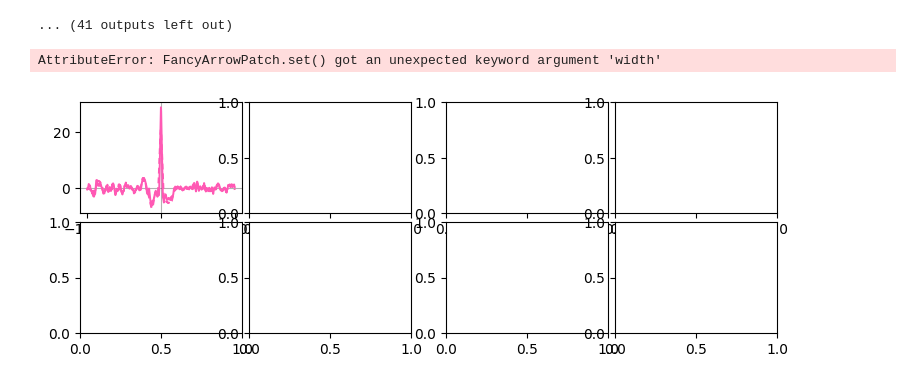
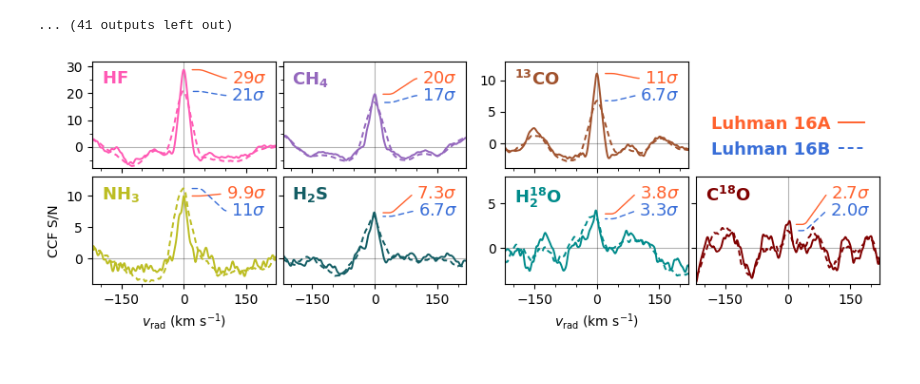
Before and after one commit to samderegt/retrieval_base, a Jupyter notebook: Luhman_16/figures/plot_K_band_CCF.ipynb, the cells around one changed output. Drawn from its saved outputs; the diff is of its cells as text; code cells hidden in the pictures.

Commit message:
Plot updates

```diff
--- a/Luhman_16/figures/plot_K_band_CCF.ipynb
+++ b/Luhman_16/figures/plot_K_band_CCF.ipynb
@@ -149,6 +149,7 @@ rv_A = A.ParamTable.get('rv')
 rv_B = B.ParamTable.get('rv')
 rv_A, rv_B = 0., 0.
 
+# xlim = (-1000,1000)
 xlim = (-220,220)
 xticks_minor = np.arange(-200,201,50)
 xticks = np.arange(-150,151,150)
@@ -163,6 +164,7 @@ species_to_plot = np.array([
     [('14N-1H3__CoYuTe', 'NH_3', 'C8'), ('1H2-32S__AYT2', 'H_2S', '#135D64')],
     [('13C-16O__HITEMP', '^{13}CO', 'sienna'), None],
     [('1H2-18O__HotWat78', 'H_2^{18}O', 'darkcyan'), ('12C-18O__HITEMP', 'C^{18}O', 'maroon')]
+    # [('1H2-18O__HotWat78', 'H_2^{18}O', 'darkcyan'), ('12C-16O2__HITEMP', 'CO_2', 'maroon')]
 ], dtype=object)
 
 fig = plt.figure(figsize=(9,3))
@@ -206,8 +208,9 @@ for i, species_row in enumerate(species_to_plot):
         # Print SNR in corner
         sigma_A = f'{CCF_SNR_A[rv==0].flatten()[0]:.1f}'
         sigma_B = f'{CCF_SNR_B[rv==0].flatten()[0]:.1f}'
-        if len(sigma_A)==4 and len(sigma_B)==4:
+        if len(sigma_A)==4:
             sigma_A = f'{CCF_SNR_A[rv==0].flatten()[0]:.0f}'
+        if len(sigma_B)==4:
             sigma_B = f'{CCF_SNR_B[rv==0].flatten()[0]:.0f}'
 
         sigma_A = r'${'+sigma_A+r'\sigma}$'
@@ -219,42 +222,41 @@ for i, species_row in enumerate(species_to_plot):
         #     sigma_B, xy=(0.95,0.76), xycoords='axes fraction', ha='right', va='top', color=color_B, fontsize=13
         #     )
         ax[i,j].annotate(
-            sigma_A, xy=(18,CCF_SNR_A[rv==0].flatten()[0]), xytext=(0.95,0.92),
+            sigma_A, xy=(14,CCF_SNR_A[rv==0].flatten()[0]), xytext=(0.95,0.92),
             textcoords='axes fraction', ha='right', va='top', color=color_A, fontsize=13,
             arrowprops=dict(
-                arrowstyle='->', connectionstyle='arc,angleA=0,angleB=0,armA=30,armB=30',
-                width=1, color=color_A
+                arrowstyle='-', lw=1, color=color_A,
+                connectionstyle='arc,angleA=180,angleB=0,armA=25,armB=12,rad=3',
                 )
             )
         ax[i,j].annotate(
-            sigma_B, xy=(18,CCF_SNR_B[rv==0].flatten()[0]), xytext=(0.95,0.76),
+            sigma_B, xy=(14,CCF_SNR_B[rv==0].flatten()[0]), xytext=(0.95,0.76),
             textcoords='axes fraction', ha='right', va='top', color=color_B, fontsize=13,
             arrowprops=dict(
-                arrowstyle='->', connectionstyle='arc,angleA=0,angleB=0,armA=30,armB=30',
-                width=1, color=color_B
+                arrowstyle='-', lw=1, color=color_B, ls=(0,(4,3)),
+                connectionstyle='arc,angleA=180,angleB=0,armA=25,armB=12,rad=3',
                 )
             )
 
         # Print molecule name in corner
         label_j = r'$\mathrm{\bf '+f'{label_j}'+'}$'
         ax[i,j].annotate(
             label_j, xy=(0.05,0.92), xycoords='axes fraction', ha='left', va='top', color=color_j, fontsize=13
             )
 
         # Ticks and labels
         ax[i,j].set_yticks(yticks_minor, minor=True)
         ax[i,j].set_xticks(xticks_minor, minor=True)
         ax[i,j].set(xlim=xlim, ylim=ylim[i], xticks=xticks)#, xticks_minor=xticks_minor)
 
         if j != 0:
             ax[i,j].set_yticklabels([])
 
 ax[1,0].set(ylabel=r'CCF S/N', xlabel=r'$v_\mathrm{rad}\ (\mathrm{km\ s^{-1}})$')
 ax[3,0].set(xlabel=r'$v_\mathrm{rad}\ (\mathrm{km\ s^{-1}})$')
 
 plt.subplots_adjust(left=0.06, bottom=0.17, top=0.95, right=0.98)
-plt.savefig(f'./plots/K_band_CCF_new.pdf')
+plt.savefig(f'./plots/K_band_CCF.pdf')
 plt.show()
 # %% [output]
-AttributeError: FancyArrowPatch.set() got an unexpected keyword argument 'width'
-[figure, old version]
+[figure, new version]
```
Also changed, not shown: 2 other files.
